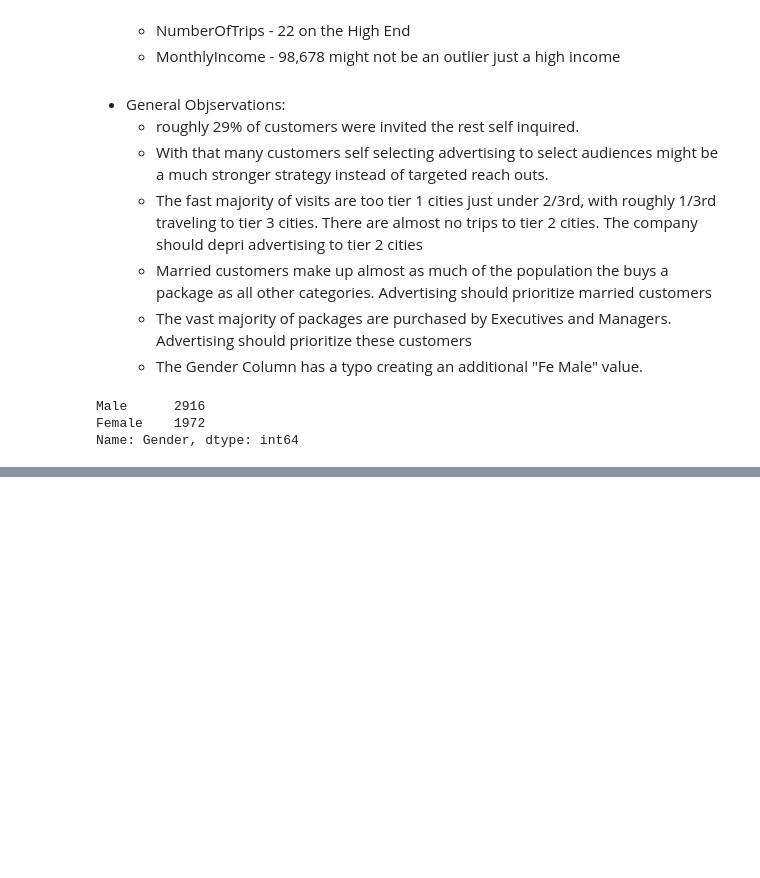
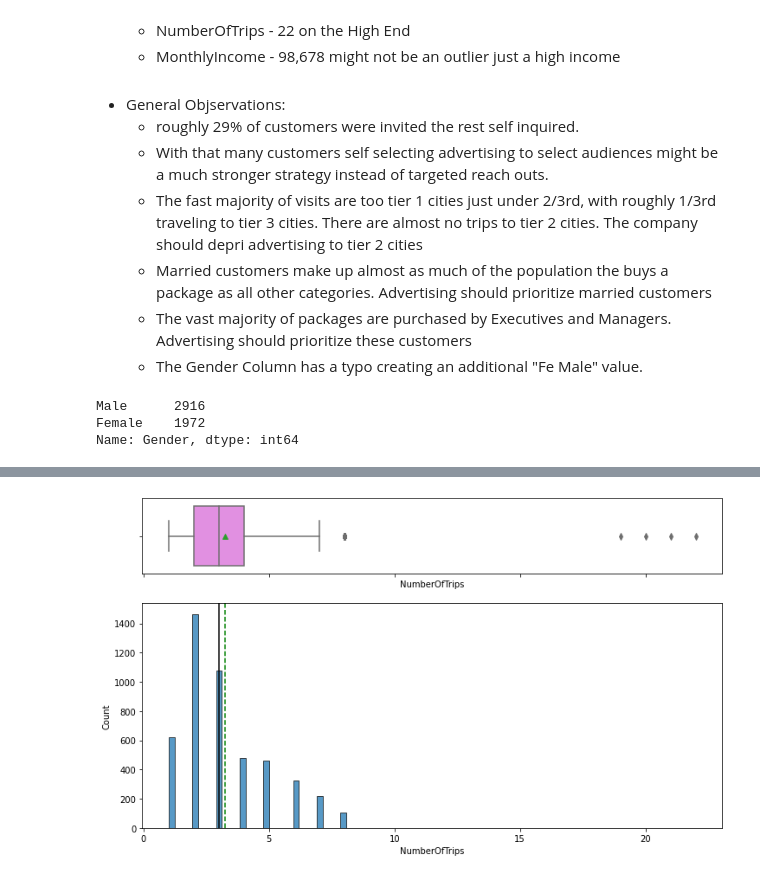
Before and after one commit to jarato123/AI-Class, a Jupyter notebook: Ensemble Techniques/ET Final Project/ET Final Project.ipynb, the cells around one changed output, grey strips where cells are left out. Drawn from its saved outputs; the diff is of its cells as text; code cells hidden in the pictures; blank space fills up the shorter version.

```diff
--- a/Ensemble Techniques/ET Final Project/ET Final Project.ipynb
+++ b/Ensemble Techniques/ET Final Project/ET Final Project.ipynb
@@ -246,0 +386,4 @@ Name: Gender, dtype: int64
+# %%
+histogram_boxplot(df, 'NumberOfTrips')
+# %% [output]
+[figure, added]
```
Also changed, not shown: parts of 14 cells of this notebook, 1 other file.
